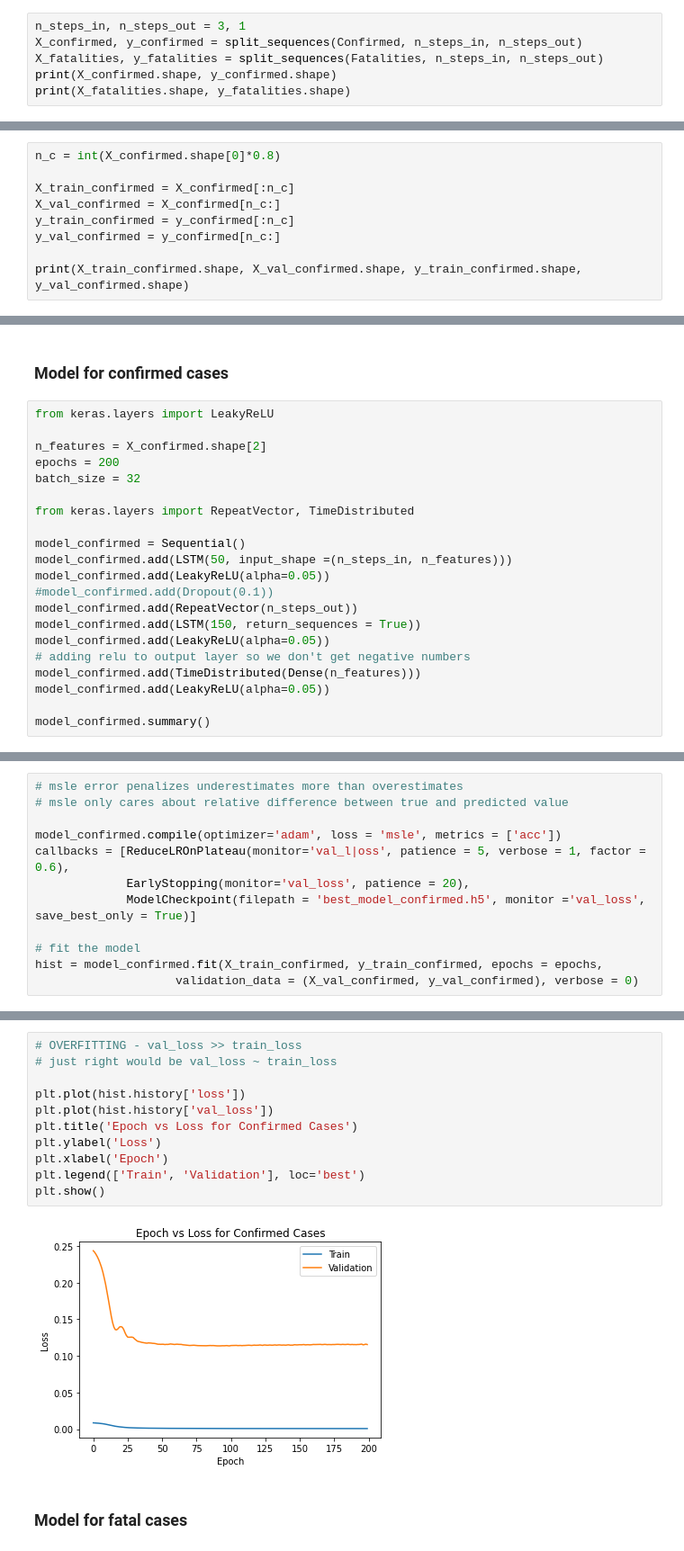
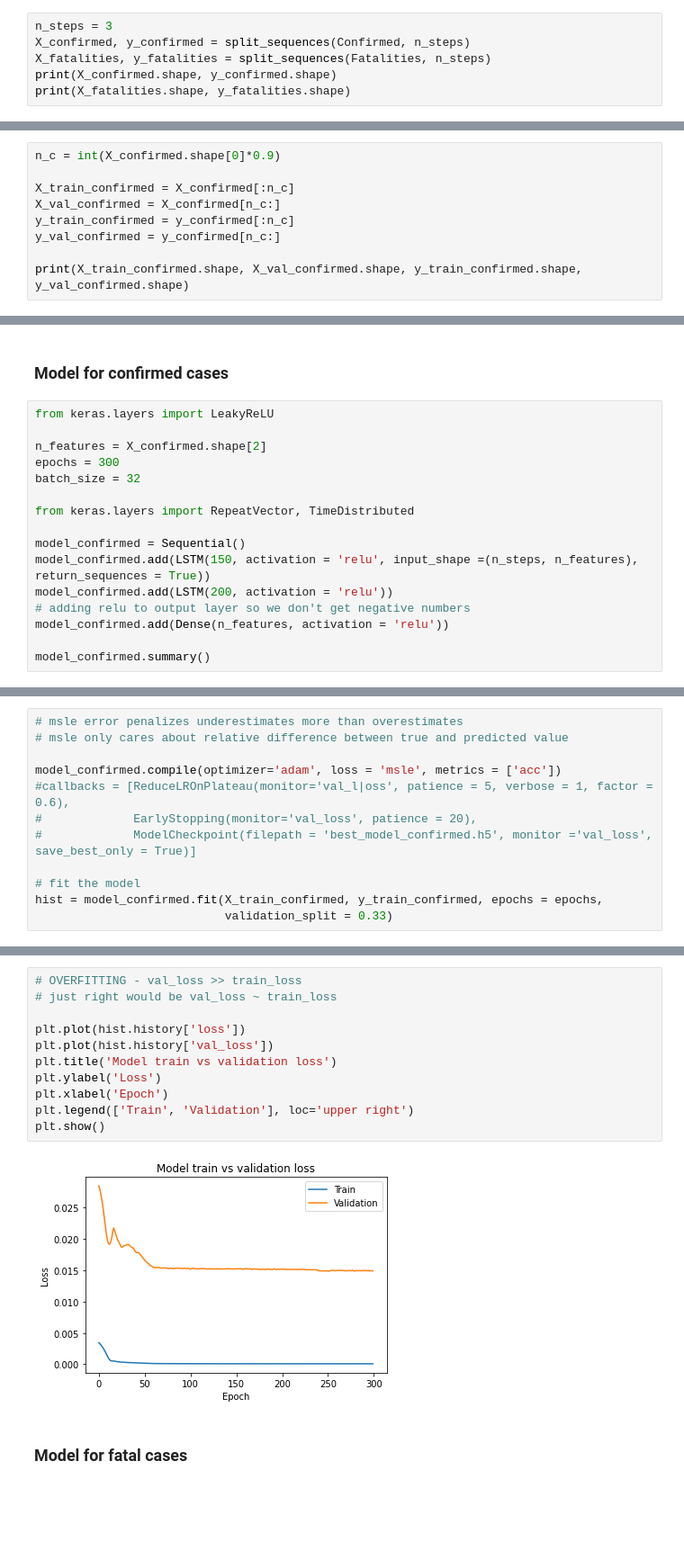
Before and after one commit to NevenaSoldat/LSTM_covid19_forecast, a Jupyter notebook: Multivariate forecasting.ipynb, the cells around one changed output, grey strips where cells are left out. Shown at 90% size. Cells and saved outputs as stored; diff of their text form; blank space fills up the shorter version.

Commit message:
fix val data

```diff
--- a/Multivariate forecasting.ipynb
+++ b/Multivariate forecasting.ipynb
@@ -217,9 +205,9 @@ def split_sequences(sequences, n_steps_in, n_steps_out):
 
     return np.array(X), np.array(y)
 # %%
-n_steps_in, n_steps_out = 3, 1
-X_confirmed, y_confirmed = split_sequences(Confirmed, n_steps_in, n_steps_out)
-X_fatalities, y_fatalities = split_sequences(Fatalities, n_steps_in, n_steps_out)
+n_steps = 3
+X_confirmed, y_confirmed = split_sequences(Confirmed, n_steps)
+X_fatalities, y_fatalities = split_sequences(Fatalities, n_steps)
 print(X_confirmed.shape, y_confirmed.shape)
 print(X_fatalities.shape, y_fatalities.shape)
 # %% [output]
@@ -232,7 +220,7 @@ We can't use train_test_split function, since observations in our time series da
 # %% [markdown]
 ### Confirmed cases
 # %%
-n_c = int(X_confirmed.shape[0]*0.8)
+n_c = int(X_confirmed.shape[0]*0.9)
 
 X_train_confirmed = X_confirmed[:n_c]
 X_val_confirmed = X_confirmed[n_c:]
@@ -261,21 +249,16 @@ print(X_train_fatal.shape, X_val_fatal.shape, y_train_fatal.shape, y_val_fatal.s
 from keras.layers import LeakyReLU
 
 n_features = X_confirmed.shape[2]
-epochs = 200
+epochs = 300
 batch_size = 32
 
 from keras.layers import RepeatVector, TimeDistributed
 
 model_confirmed = Sequential()
-model_confirmed.add(LSTM(50, input_shape =(n_steps_in, n_features)))
-model_confirmed.add(LeakyReLU(alpha=0.05))
-#model_confirmed.add(Dropout(0.1))
-model_confirmed.add(RepeatVector(n_steps_out))
-model_confirmed.add(LSTM(150, return_sequences = True))
-model_confirmed.add(LeakyReLU(alpha=0.05))
+model_confirmed.add(LSTM(150, activation = 'relu', input_shape =(n_steps, n_features), return_sequences = True))
+model_confirmed.add(LSTM(200, activation = 'relu'))
 # adding relu to output layer so we don't get negative numbers
-model_confirmed.add(TimeDistributed(Dense(n_features)))
-model_confirmed.add(LeakyReLU(alpha=0.05))
+model_confirmed.add(Dense(n_features, activation = 'relu'))
 
 model_confirmed.summary()
 # %% [output]
@@ -301,10 +281,10 @@ _________________________________________________________________
 # msle only cares about relative difference between true and predicted value
 
 model_confirmed.compile(optimizer='adam', loss = 'msle', metrics = ['acc'])
-callbacks = [ReduceLROnPlateau(monitor='val_l|oss', patience = 5, verbose = 1, factor = 0.6),
-             EarlyStopping(monitor='val_loss', patience = 20),
-             ModelCheckpoint(filepath = 'best_model_confirmed.h5', monitor ='val_loss', save_best_only = True)]
+#callbacks = [ReduceLROnPlateau(monitor='val_l|oss', patience = 5, verbose = 1, factor = 0.6),
+#             EarlyStopping(monitor='val_loss', patience = 20),
+#             ModelCheckpoint(filepath = 'best_model_confirmed.h5', monitor ='val_loss', save_best_only = True)]
 
 # fit the model
 hist = model_confirmed.fit(X_train_confirmed, y_train_confirmed, epochs = epochs,
-                    validation_data = (X_val_confirmed, y_val_confirmed), verbose = 0)
+                           validation_split = 0.33)
@@ -317,16 +315,16 @@ Model accuracy: 80.00 %
 # %%
 # OVERFITTING - val_loss >> train_loss
 # just right would be val_loss ~ train_loss
 
 plt.plot(hist.history['loss'])
 plt.plot(hist.history['val_loss'])
-plt.title('Epoch vs Loss for Confirmed Cases')
+plt.title('Model train vs validation loss')
 plt.ylabel('Loss')
 plt.xlabel('Epoch')
-plt.legend(['Train', 'Validation'], loc='best')
+plt.legend(['Train', 'Validation'], loc='upper right')
 plt.show()
 # %% [output]
-[figure, old version]
+[figure, new version]
 # %% [markdown]
 ### Model for fatal cases
 # %%
```
Also changed, not shown: parts of 21 cells of this notebook.
